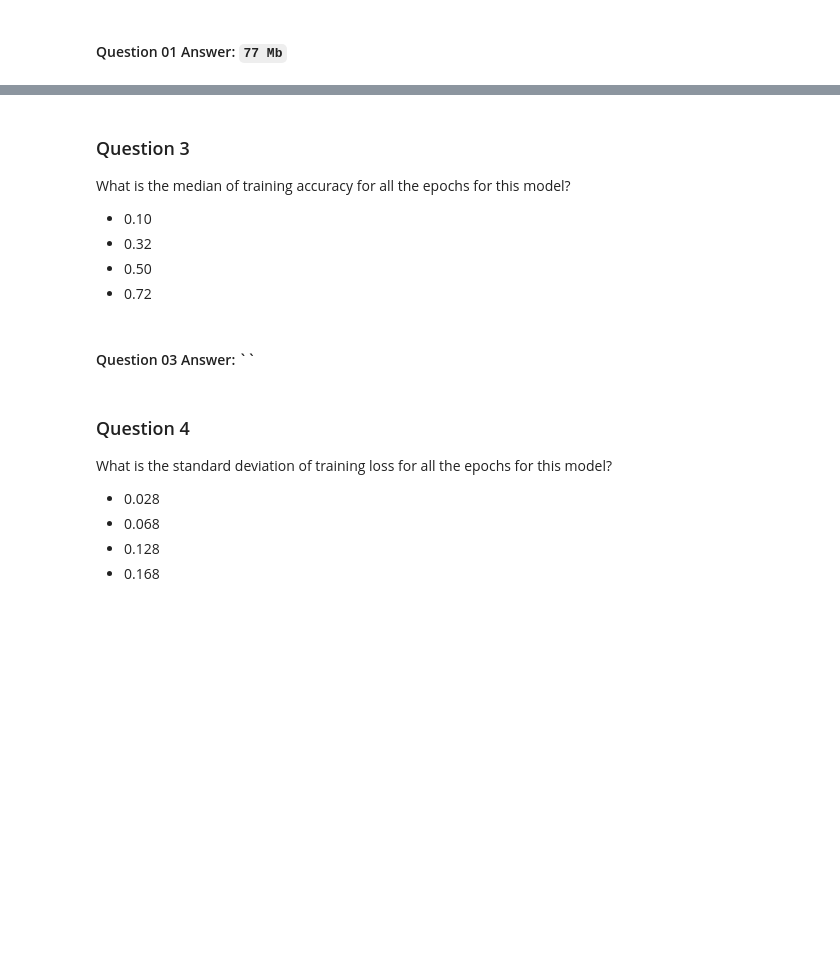
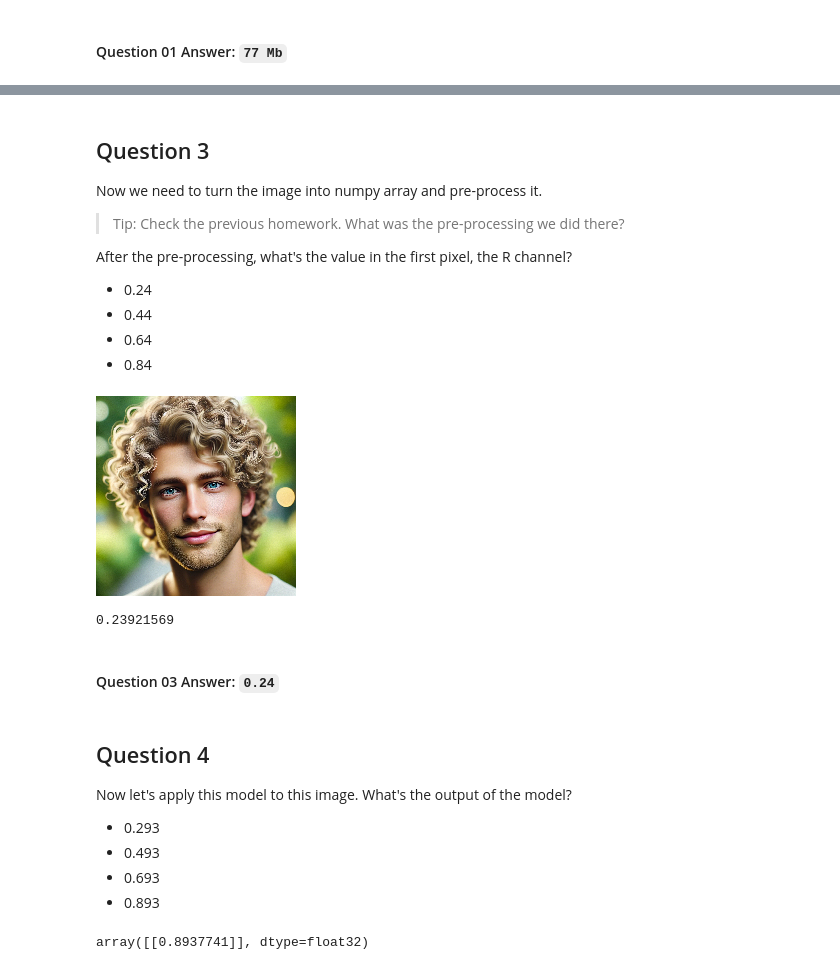
Before and after one commit to subair99/ML_Zoomcamp_2024_Modules, a Jupyter notebook: 09-serverless/Homework_09_Return.ipynb, the cells around one changed output, grey strips where cells are left out. Drawn from its saved outputs; the diff is of its cells as text; code cells hidden in the pictures; blank space fills up the shorter version.

Commit message:
added Homework_09_Return

```diff
--- a/09-serverless/Homework_09_Return.ipynb
+++ b/09-serverless/Homework_09_Return.ipynb
@@ -115,0 +207,15 @@ os.chdir('../09-serverless')
+# %%
+# Define the download_image function.
+def download_image(url):
+    with request.urlopen(url) as resp:
+        buffer = resp.read()
+    stream = BytesIO(buffer)
+    img = Image.open(stream)
+    return img
+# %%
+# Define the prepare_image function.
+def prepare_image(img, target_size):
+    if img.mode != 'RGB':
+        img = img.convert('RGB')
+    img = img.resize(target_size, Image.NEAREST)
+    return img
@@ -116,9 +226,23 @@ os.chdir('../09-serverless')
 # %% [markdown]
-### Question 3
+## Question 3
 
-What is the median of training accuracy for all the epochs for this model?
+Now we need to turn the image into numpy array and pre-process it.
 
-* 0.10
-* 0.32
-* 0.50
-* 0.72
+> Tip: Check the previous homework. What was the pre-processing
+> we did there?
+
+After the pre-processing, what's the value in the first pixel, the R channel?
+
+* 0.24
+* 0.44
+* 0.64
+* 0.84
+# %%
+# Download image.
+img = download_image('https://habrastorage.org/webt/yf/_d/ok/yf_dokzqy3vcritme8ggnzqlvwa.jpeg')
+# %%
+# Prepare image.
+img = prepare_image(img, target_size=(200, 200))
+img
+# %% [output]
+[figure, added]
@@ -125,11 +254,24 @@ What is the median of training accuracy for all the epochs for this model?
+# %%
+# Return the value in the first pixel, the R channel.
+X[0, 0, 0, 0]
+# %% [output]
+0.23921569
 # %% [markdown]
-#### Question 03 Answer: ``
+#### Question 03 Answer: `0.24`
 # %% [markdown]
-### Question 4
+## Question 4
 
-What is the standard deviation of training loss for all the epochs for this model?
+Now let's apply this model to this image. What's the output of the model?
 
-* 0.028
-* 0.068
-* 0.128
-* 0.168
+* 0.293
+* 0.493
+* 0.693
+* 0.893
+# %%
+# Return the output of the model.
+interpreter.set_tensor(input_index, X)
+interpreter.invoke()
+preds = interpreter.get_tensor(output_index)
+preds
+# %% [output]
+array([[0.8937741]], dtype=float32)
```
Also changed, not shown: parts of 27 cells of this notebook.
